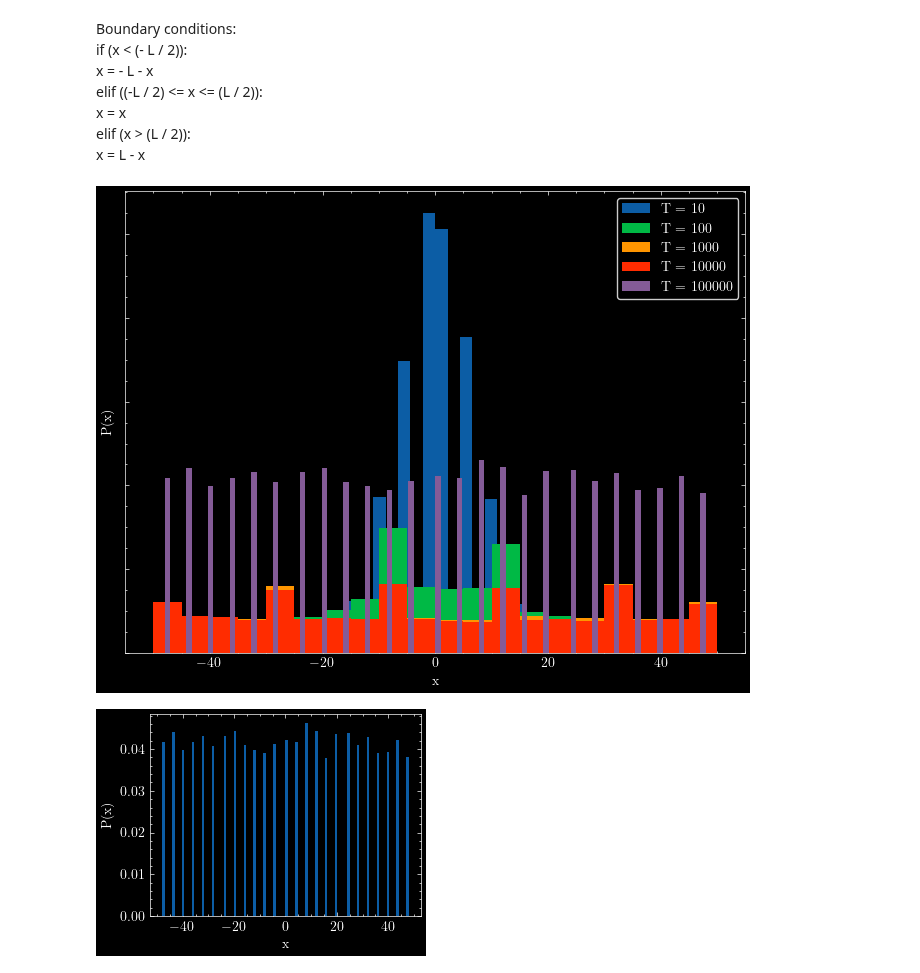
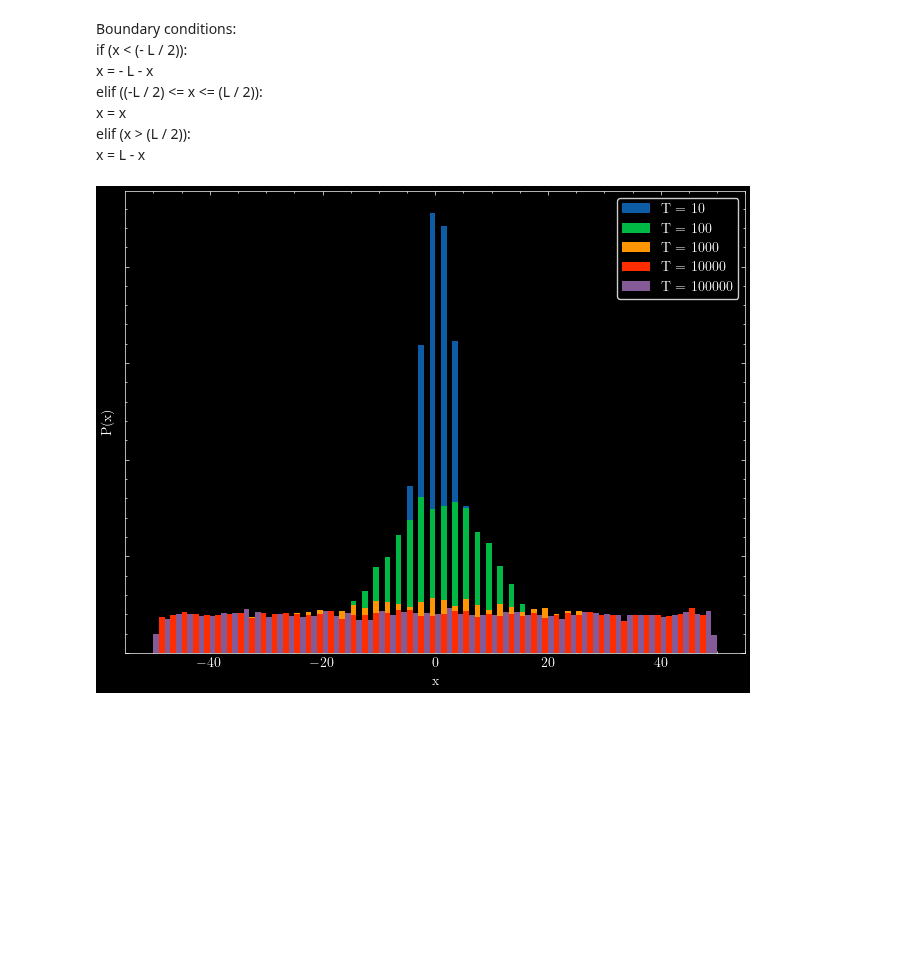
Before and after one commit to FelixWaldschock/Chalmers_FFR120_Simulation_Of_Complex_System, a Jupyter notebook: HW_02/Exercise_7-2.ipynb, the cells around one changed output. Drawn from its saved outputs; the diff is of its cells as text; code cells hidden in the pictures; blank space fills up the shorter version.

```diff
--- a/HW_02/Exercise_7-2.ipynb
+++ b/HW_02/Exercise_7-2.ipynb
@@ -94,25 +94,18 @@ if(1):
 # %%
 # load the trajectories from a file
 trajectories = np.load('Simulated_Data/trajectories_72.npy')
-bins = 20
+bins = np.arange(100)-50
 # plot the trajectories in one histogram
 fig, ax = plt.subplots(figsize=(8, 6))
 plt.hist(trajectories[:, 0], bins=bins, density=True, label='T = 10')
 plt.hist(trajectories[:, 1], bins=bins, density=True, label='T = 100')
 plt.hist(trajectories[:, 2], bins=bins, density=True, label='T = 1000')
 plt.hist(trajectories[:, 3], bins=bins, density=True, label='T = 10000')
 plt.hist(trajectories[:, 4], bins=100, density=True, label='T = 100000')
 plt.legend()
 plt.xlabel('x')
 plt.ylabel('P(x)')
 ax.set_yticklabels([])
 plt.show()
-
-# plot the distibution after the last step
-plt.hist(trajectories[:, -1], bins=100, density=True, label='T = 100000')
-plt.xlabel('x')
-plt.ylabel('P(x)')
-plt.show()
 # %% [output]
-[figure, old version]
+[figure, new version]
-[figure, removed]
```
Also changed, not shown: parts of 1 cell of this notebook, 6 other files.
